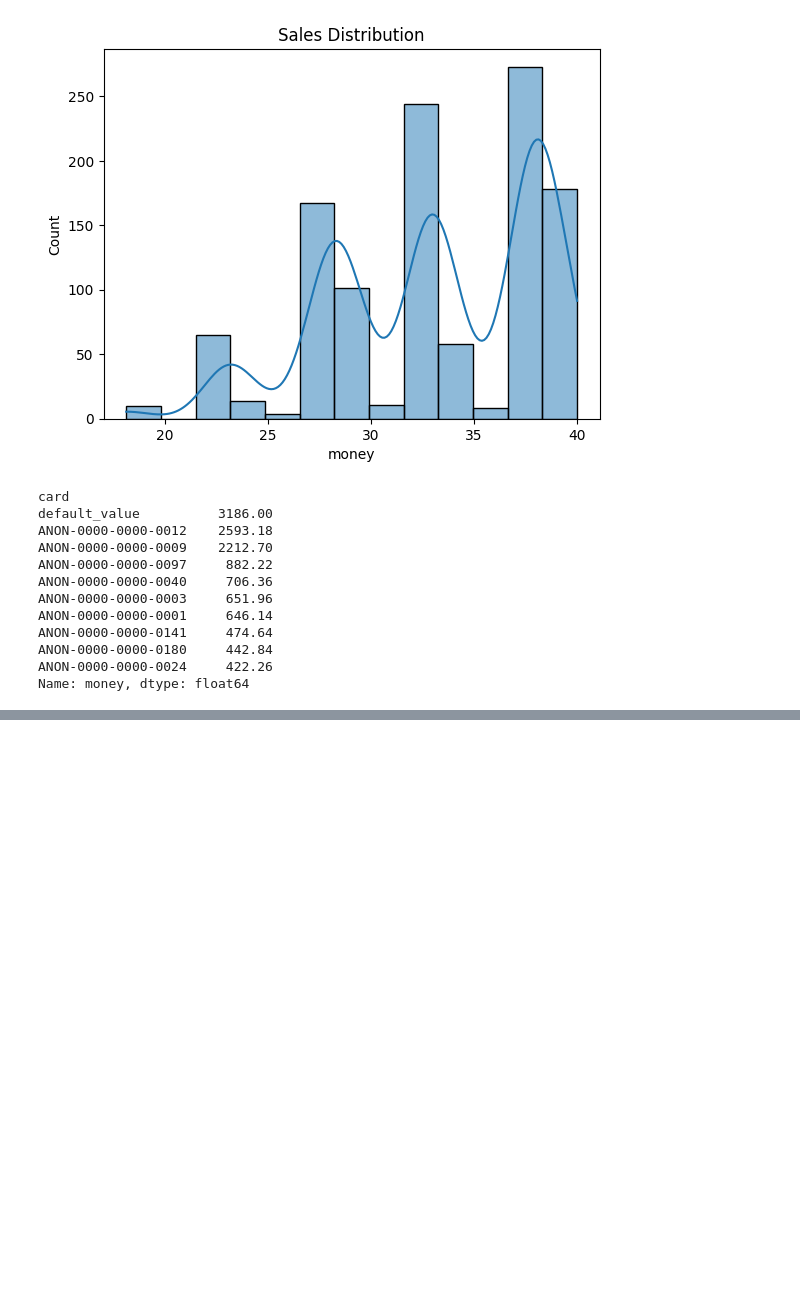
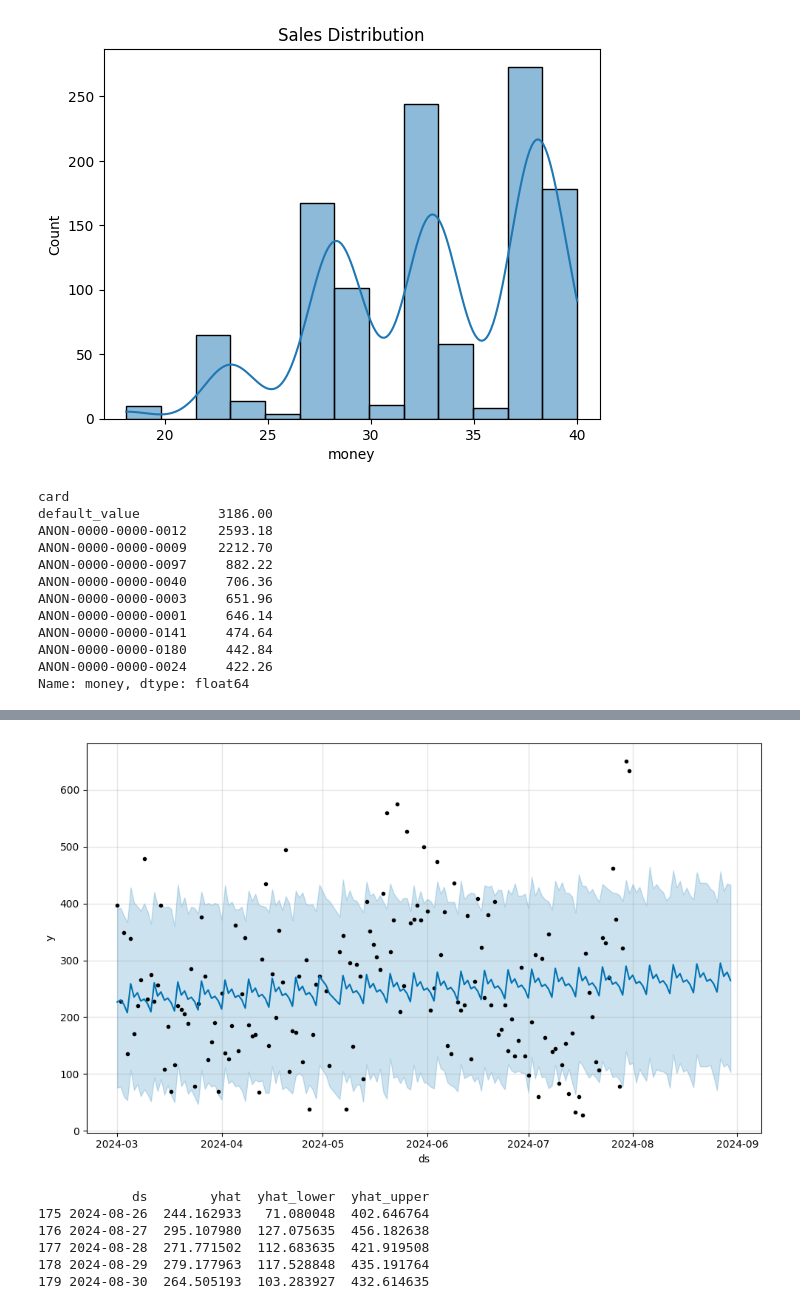
Before and after one commit to Ameesha2214/Unified_mentor_coffee_sales_project, a Jupyter notebook: Coffee_sales.ipynb, the cells around one changed output, grey strips where cells are left out. Saved outputs shown, nothing was run; the diff lists cells and outputs as text; code cells hidden in the pictures; blank space fills up the shorter version.

```diff
--- a/Coffee_sales.ipynb
+++ b/Coffee_sales.ipynb
@@ -301,0 +316,4 @@ combined_df.to_csv('combined_data.csv', index=False)
+# %%
+from prophet import Prophet  # Make sure to install fbprophet (or prophet for newer versions)
+model = Prophet()
+model.fit(time_data)
@@ -301,0 +333,18 @@ combined_df.to_csv('combined_data.csv', index=False)
+# %%
+future = model.make_future_dataframe(periods=30)  # Forecast 30 days into the future
+# %%
+forecast = model.predict(future)
+# %%
+model.plot(forecast)
+plt.show()
+# %% [output]
+[figure, added]
+# %%
+print(forecast[['ds', 'yhat', 'yhat_lower', 'yhat_upper']].tail())
+# %% [output]
+            ds        yhat  yhat_lower  yhat_upper
+175 2024-08-26  244.162933   71.080048  402.646764
+176 2024-08-27  295.107980  127.075635  456.182638
+177 2024-08-28  271.771502  112.683635  421.919508
+178 2024-08-29  279.177963  117.528848  435.191764
+179 2024-08-30  264.505193  103.283927  432.614635
```
Also changed, not shown: parts of 9 cells of this notebook.
